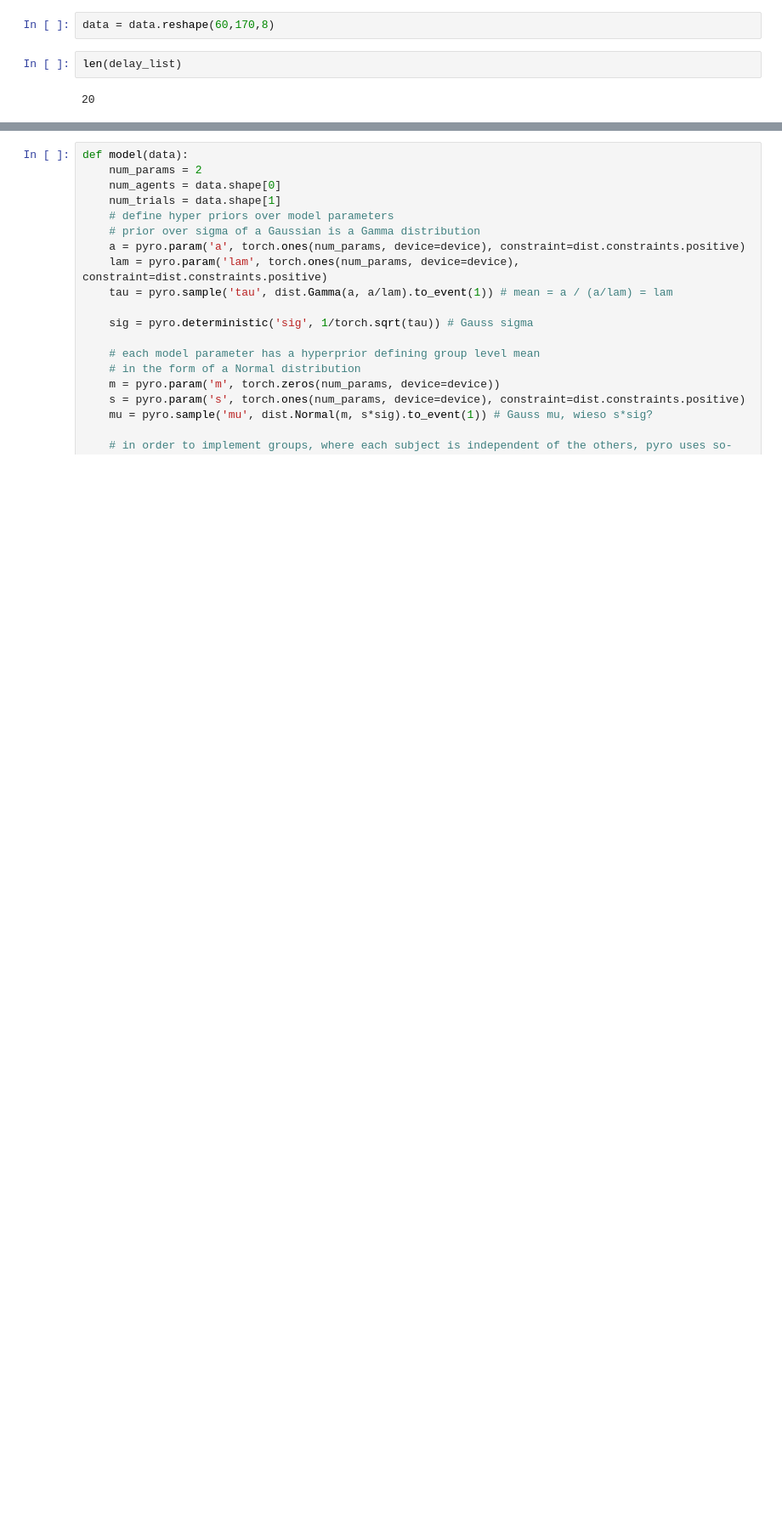
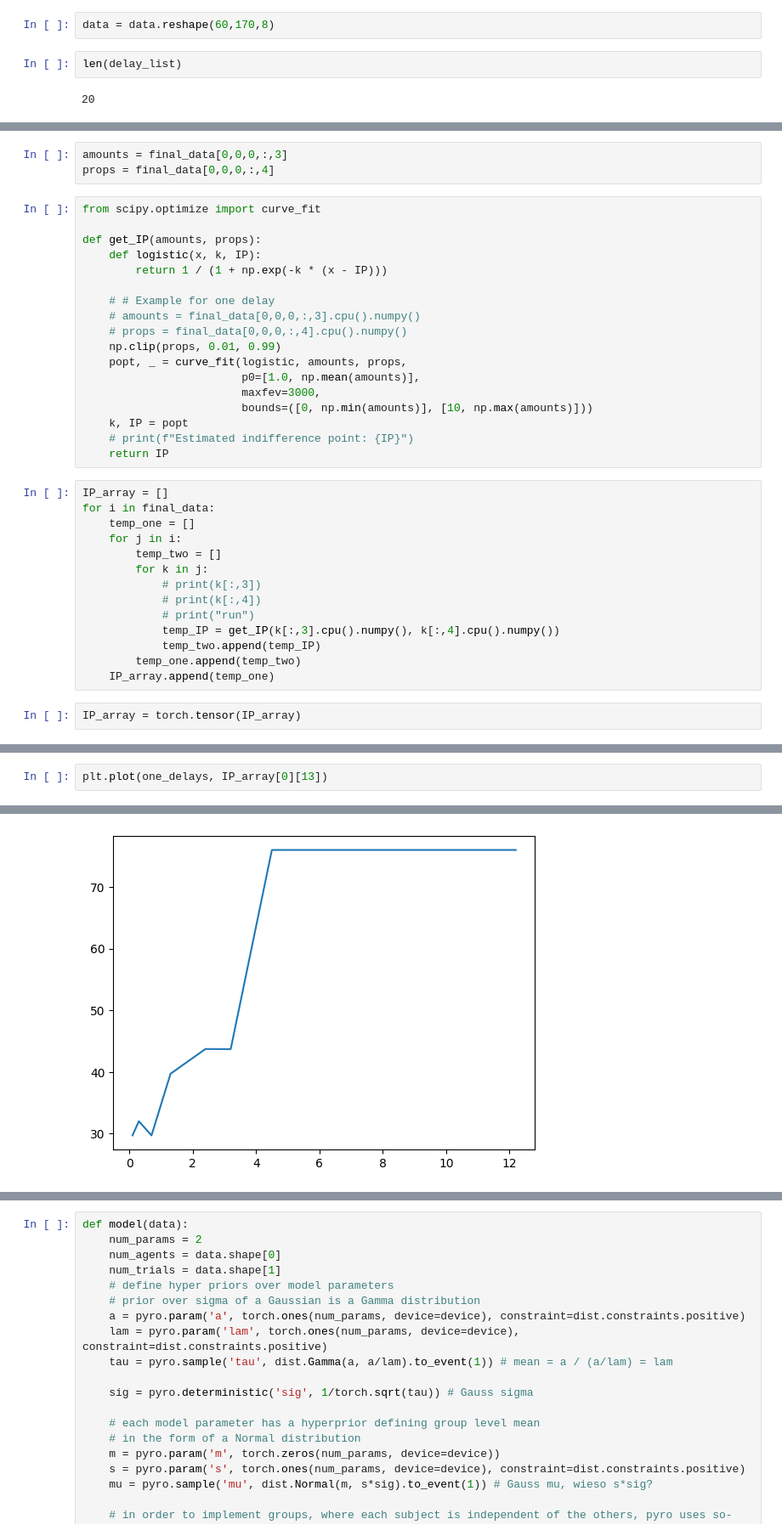
Before and after one commit to hhsherlock/Discounting, a Jupyter notebook: paper/AUC.ipynb, the cells around one changed output, grey strips where cells are left out. Shown at 85% size. Saved outputs shown, nothing was run; the diff lists cells and outputs as text; blank space fills up the shorter version.

Commit message:
finished indifference point and AUC

```diff
--- a/paper/AUC.ipynb
+++ b/paper/AUC.ipynb
@@ -128,0 +163,37 @@ torch.Size([60, 170, 8])
+# %%
+amounts = final_data[0,0,0,:,3]
+props = final_data[0,0,0,:,4]
+# %%
+from scipy.optimize import curve_fit
+
+def get_IP(amounts, props):
+    def logistic(x, k, IP):
+        return 1 / (1 + np.exp(-k * (x - IP)))
+
+    # # Example for one delay
+    # amounts = final_data[0,0,0,:,3].cpu().numpy()
+    # props = final_data[0,0,0,:,4].cpu().numpy()
+    np.clip(props, 0.01, 0.99)
+    popt, _ = curve_fit(logistic, amounts, props,
+                        p0=[1.0, np.mean(amounts)],
+                        maxfev=3000,
+                        bounds=([0, np.min(amounts)], [10, np.max(amounts)]))
+    k, IP = popt
+    # print(f"Estimated indifference point: {IP}")
+    return IP
+# %%
+IP_array = []
+for i in final_data:
+    temp_one = []
+    for j in i:
+        temp_two = []
+        for k in j:
+            # print(k[:,3])
+            # print(k[:,4])
+            # print("run")
+            temp_IP = get_IP(k[:,3].cpu().numpy(), k[:,4].cpu().numpy())
+            temp_two.append(temp_IP)
+        temp_one.append(temp_two)
+    IP_array.append(temp_one)
+# %%
+IP_array = torch.tensor(IP_array)
@@ -128,0 +216,3 @@ torch.Size([60, 170, 8])
+# %%
+plt.plot(one_delays, IP_array[0][13])
+# %% [output]
@@ -128,0 +220 @@ torch.Size([60, 170, 8])
+[figure, added]
```
Also changed, not shown: parts of 31 cells of this notebook, 4 other files.
